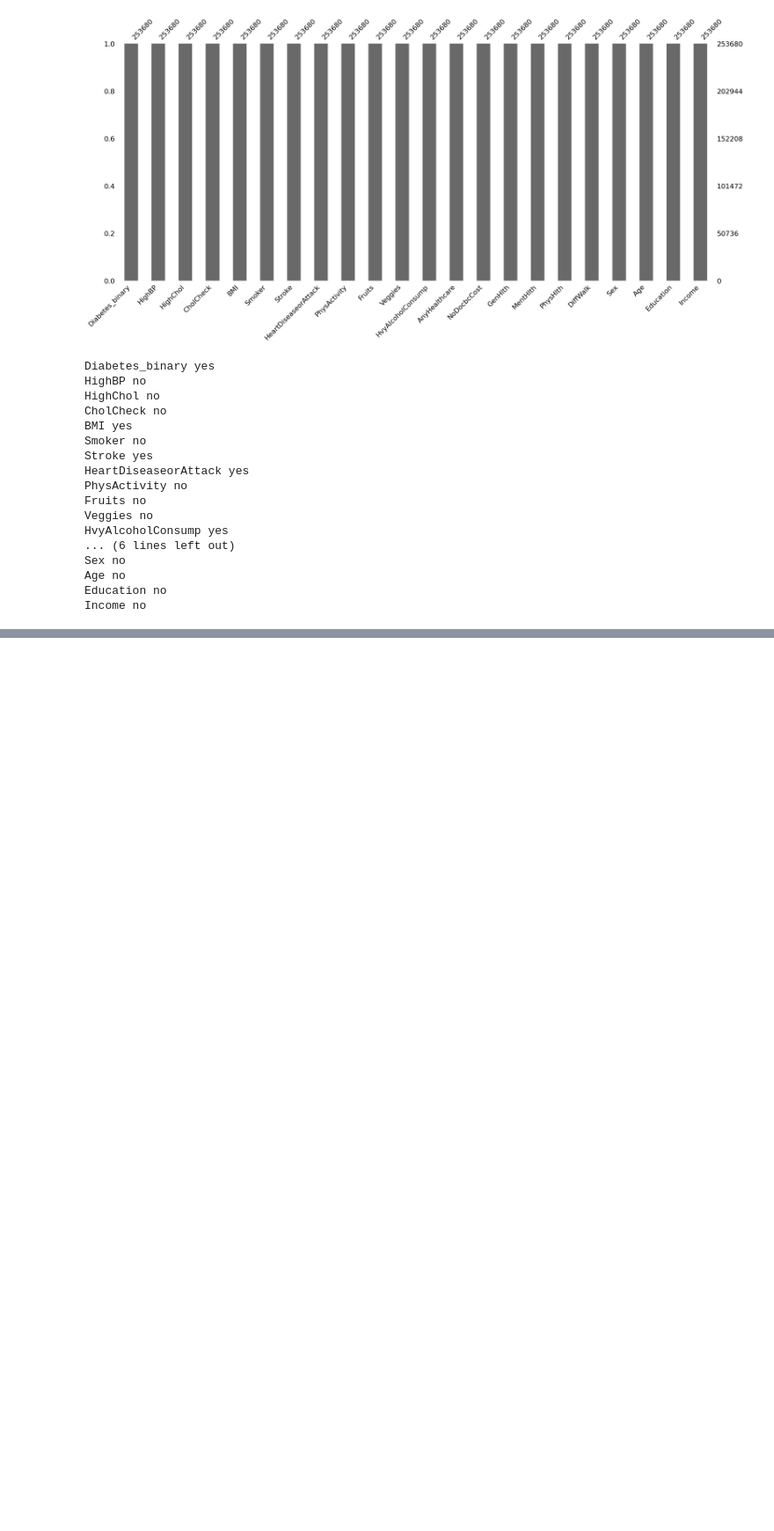
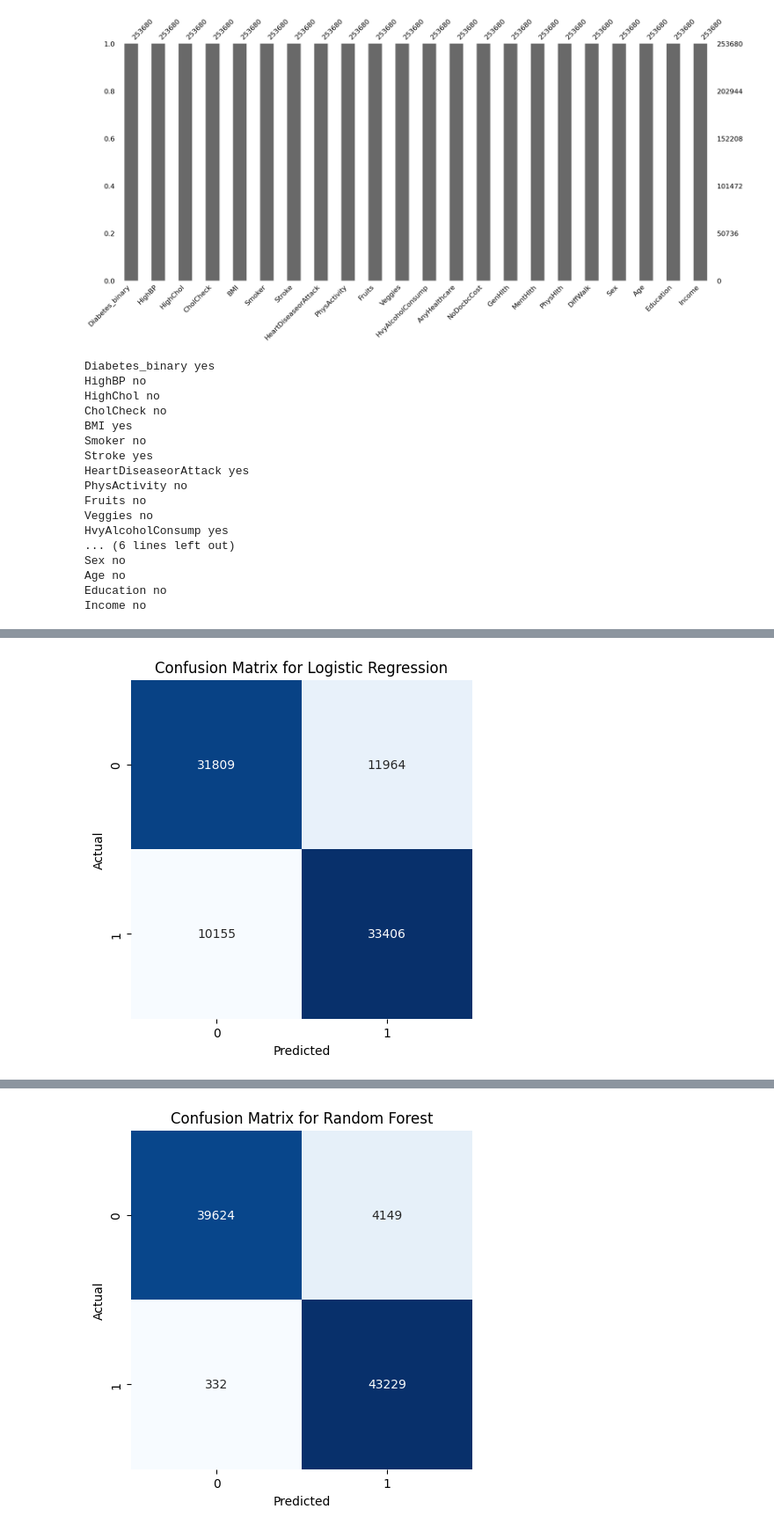
Before and after one commit to JanNordskog/Assignment2DiabetesClassification-, a Jupyter notebook: main2.ipynb, the cells around one changed output, grey strips where cells are left out. Shown at 88% size. Drawn from its saved outputs; the diff is of its cells as text; code cells hidden in the pictures; blank space fills up the shorter version.

Commit message:
added confusion matrix

```diff
--- a/main2.ipynb
+++ b/main2.ipynb
@@ -267,2 +267,72 @@ weighted avg       0.76      0.75      0.75     87334
 
 --------------------------------------------------
+# %%
+import pandas as pd
+from sklearn.linear_model import LogisticRegression
+from sklearn.ensemble import RandomForestClassifier, GradientBoostingClassifier
+from sklearn.tree import DecisionTreeClassifier
+from sklearn.preprocessing import PolynomialFeatures
+from sklearn.metrics import accuracy_score, classification_report, confusion_matrix
+from sklearn.model_selection import train_test_split
+from sklearn.pipeline import make_pipeline
+from xgboost import XGBClassifier
+from imblearn.over_sampling import RandomOverSampler
+import seaborn as sns
+import matplotlib.pyplot as plt
+
+# Load the dataset
+df = pd.read_csv('diabetes_binary_classification_data.csv')
+
+# Prepare features (X) and target (y)
+X = df.drop('Diabetes_binary', axis=1)
+y = df['Diabetes_binary']
+
+# Initialize the RandomOverSampler
+ros = RandomOverSampler(random_state=42)
+
+# Apply oversampling to the data
+X_resampled, y_resampled = ros.fit_resample(X, y)
+
+# Split the resampled dataset into training and testing sets (80% train, 20% test)
+X_train, X_test, y_train, y_test = train_test_split(X_resampled, y_resampled, test_size=0.2, random_state=42)
+
+# Initialize the models
+models = {
+    "Logistic Regression": LogisticRegression(max_iter=1000),
+    "Random Forest": RandomForestClassifier(random_state=42),
+    "XGBoost": XGBClassifier(use_label_encoder=False, eval_metric='logloss', random_state=42),
+    "Decision Tree": DecisionTreeClassifier(random_state=42),
+    "Gradient Boosting": GradientBoostingClassifier(random_state=42),
+    "Polynomial Regression": make_pipeline(PolynomialFeatures(degree=2), LogisticRegression(max_iter=1000))
+}
+
+# Train and evaluate each model
+for name, model in models.items():
+    # Train the model
+    model.fit(X_train, y_train)
+
+    # Make predictions
+    y_pred = model.predict(X_test)
+
+    # Evaluate the model
+    accuracy = accuracy_score(y_test, y_pred)
+    report = classification_report(y_test, y_pred)
+
+    # Confusion Matrix
+    cm = confusion_matrix(y_test, y_pred)
+
+    # Plot Confusion Matrix
+    plt.figure(figsize=(5, 5))
+    sns.heatmap(cm, annot=True, fmt="d", cmap="Blues", cbar=False)
+    plt.title(f'Confusion Matrix for {name}')
+    plt.ylabel('Actual')
+    plt.xlabel('Predicted')
+    plt.show()
+
+    # Print the results
+    print(f"Model: {name}")
+    print(f"Accuracy: {accuracy}")
+    print(f"Classification Report:\n{report}")
+    print("-" * 50)
+# %% [output]
+[figure, added]
@@ -268,0 +352 @@ weighted avg       0.76      0.75      0.75     87334
+[figure, added]
```
Also changed, not shown: parts of 2 cells of this notebook.
